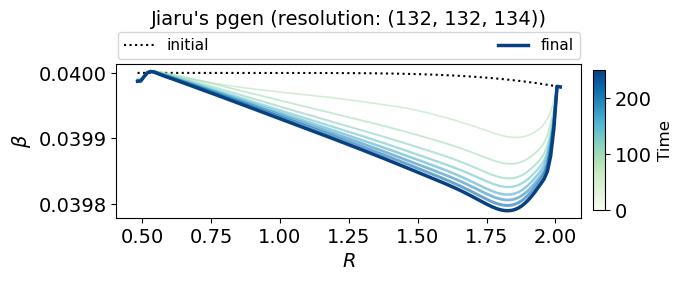
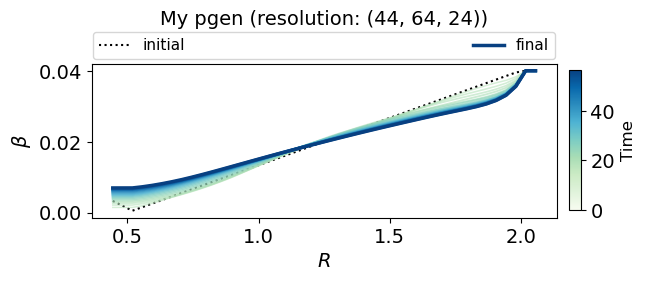
The notebook cell's code change between the first figure and the second:
--- before
+++ after
@@ -1,5 +1,5 @@
 ## Plot density, v_r, and Mdot
 
-snapshot_plot = snapshot_list[0:101:10] # snapshot_list[0:101:5]
+snapshot_plot = snapshot_list[0:21:1] # snapshot_list[0:101:5]
 
 norm   = mcolors.PowerNorm(gamma=1.5, vmin=0, vmax=len(snapshot_plot)-1)
@@ -63,10 +63,10 @@
 )
 
-axs.set_title("Jiaru's pgen (resolution: " + str(rad_3d.shape) + ")", y=1.2, fontsize=14)
+axs.set_title("My pgen (resolution: " + str(rad_3d.shape) + ")", y=1.2, fontsize=14)
 
 # for ax in axs.flatten():
 #     ax.tick_params(which='both',direction='in')
 
-save_fig = False
+save_fig = True
 if save_fig:
     plt.savefig("Figs/" + sim_name + "-beta.png", bbox_inches='tight')

Commit: implemented initially warped disk